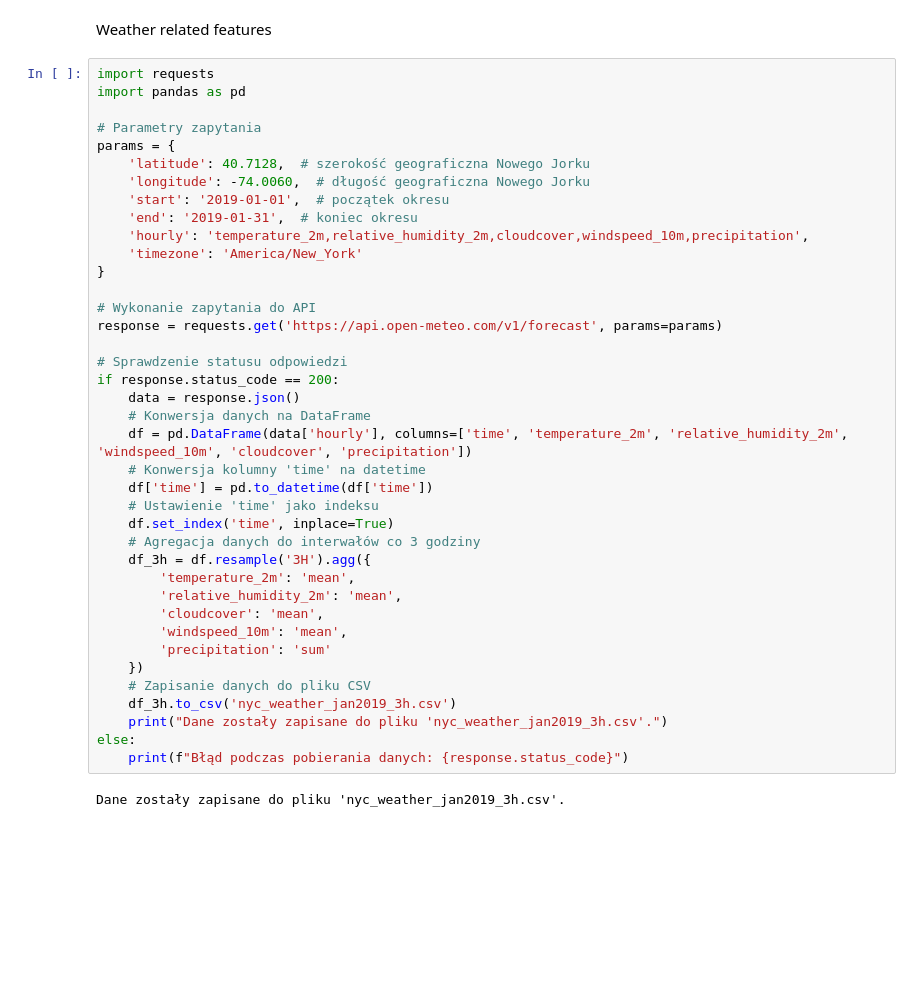
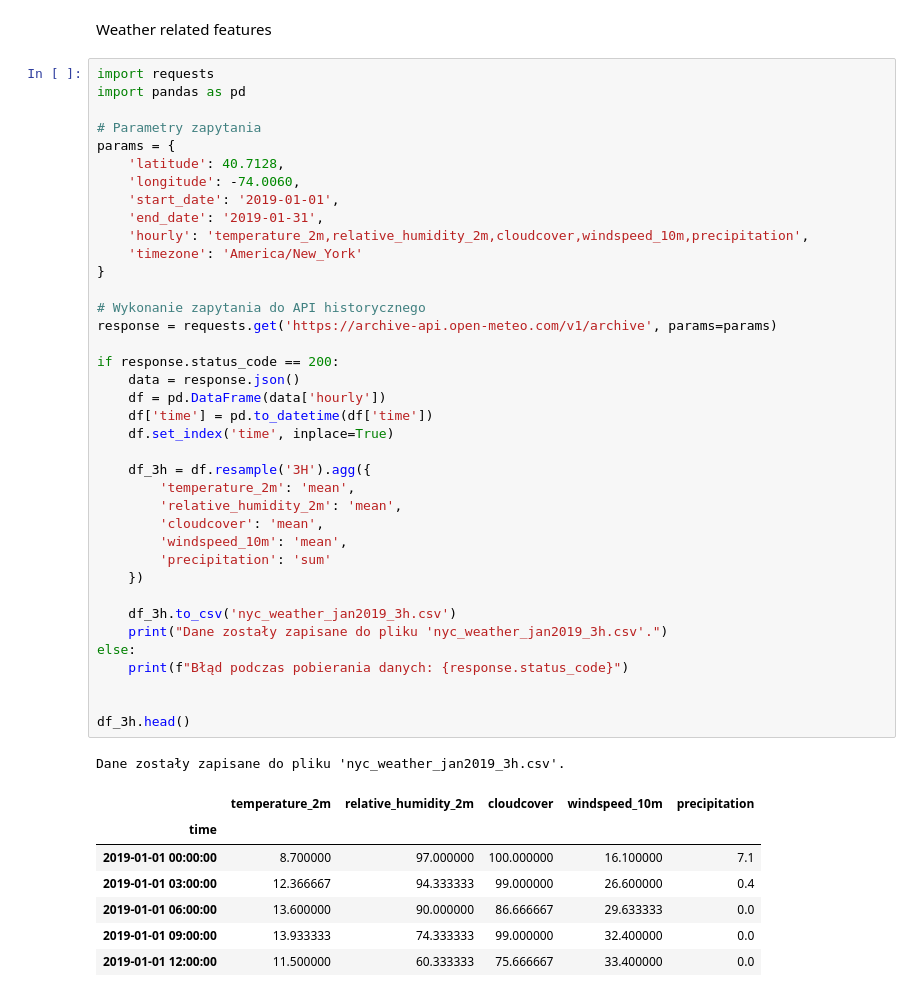
Before and after one commit to getpeped/Projects, a Jupyter notebook: yellow_taxi_trip_records/module3.ipynb, the cells around one changed output. Cells and saved outputs as stored; diff of their text form; blank space fills up the shorter version.

```diff
--- a/yellow_taxi_trip_records/module3.ipynb
+++ b/yellow_taxi_trip_records/module3.ipynb
@@ -153,44 +153,50 @@ Weather related features
 # %%
 import requests
 import pandas as pd
 
 # Parametry zapytania
 params = {
-    'latitude': 40.7128,  # szerokość geograficzna Nowego Jorku
-    'longitude': -74.0060,  # długość geograficzna Nowego Jorku
-    'start': '2019-01-01',  # początek okresu
-    'end': '2019-01-31',  # koniec okresu
+    'latitude': 40.7128,
+    'longitude': -74.0060,
+    'start_date': '2019-01-01',
+    'end_date': '2019-01-31',
     'hourly': 'temperature_2m,relative_humidity_2m,cloudcover,windspeed_10m,precipitation',
     'timezone': 'America/New_York'
 }
 
-# Wykonanie zapytania do API
-response = requests.get('https://api.open-meteo.com/v1/forecast', params=params)
+# Wykonanie zapytania do API historycznego
+response = requests.get('https://archive-api.open-meteo.com/v1/archive', params=params)
 
-# Sprawdzenie statusu odpowiedzi
 if response.status_code == 200:
     data = response.json()
-    # Konwersja danych na DataFrame
-    df = pd.DataFrame(data['hourly'], columns=['time', 'temperature_2m', 'relative_humidity_2m', 'windspeed_10m', 'cloudcover', 'precipitation'])
-    # Konwersja kolumny 'time' na datetime
+    df = pd.DataFrame(data['hourly'])
     df['time'] = pd.to_datetime(df['time'])
-    # Ustawienie 'time' jako indeksu
     df.set_index('time', inplace=True)
-    # Agregacja danych do interwałów co 3 godziny
+
     df_3h = df.resample('3H').agg({
         'temperature_2m': 'mean',
         'relative_humidity_2m': 'mean',
         'cloudcover': 'mean',
         'windspeed_10m': 'mean',
         'precipitation': 'sum'
     })
-    # Zapisanie danych do pliku CSV
+
     df_3h.to_csv('nyc_weather_jan2019_3h.csv')
     print("Dane zostały zapisane do pliku 'nyc_weather_jan2019_3h.csv'.")
 else:
     print(f"Błąd podczas pobierania danych: {response.status_code}")
+
+
+df_3h.head()
 # %% [output]
 Dane zostały zapisane do pliku 'nyc_weather_jan2019_3h.csv'.
+|  | temperature_2m | relative_humidity_2m | cloudcover | windspeed_10m | precipitation |
+| time |  |  |  |  |  |
+| 2019-01-01 00:00:00 | 8.700000 | 97.000000 | 100.000000 | 16.100000 | 7.1 |
+| 2019-01-01 03:00:00 | 12.366667 | 94.333333 | 99.000000 | 26.600000 | 0.4 |
+| 2019-01-01 06:00:00 | 13.600000 | 90.000000 | 86.666667 | 29.633333 | 0.0 |
+| 2019-01-01 09:00:00 | 13.933333 | 74.333333 | 99.000000 | 32.400000 | 0.0 |
+| 2019-01-01 12:00:00 | 11.500000 | 60.333333 | 75.666667 | 33.400000 | 0.0 |
 # %%
 index = pd.date_range('1/1/2000', periods=9, freq='H')
 series = pd.Series(range(9), index=index)
```
Also changed, not shown: parts of 4 cells of this notebook.
